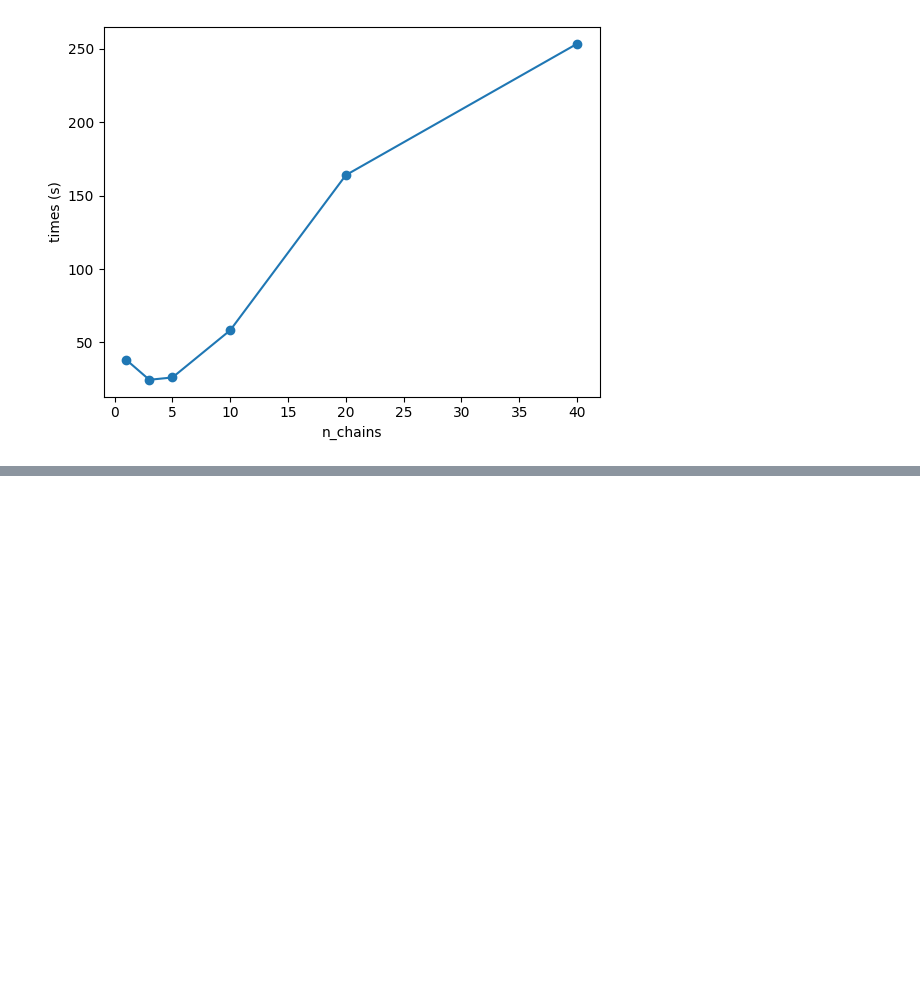
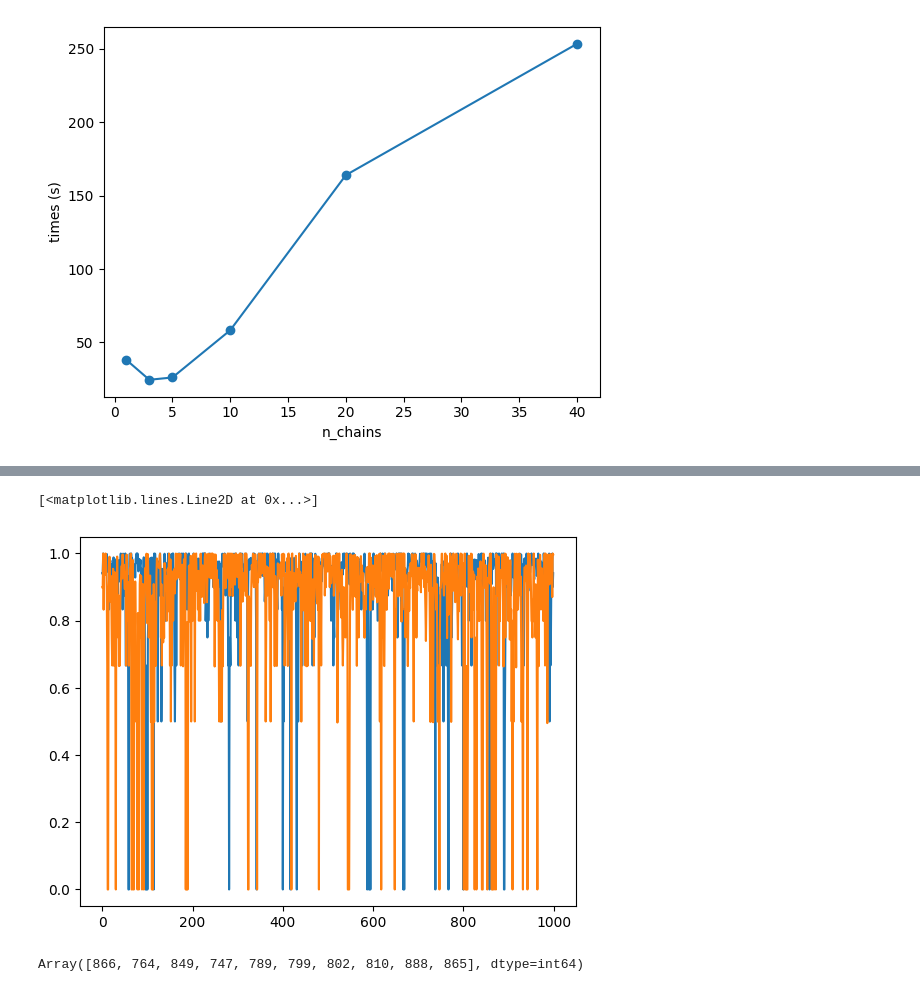
Before and after one commit to LSSTDESC/BPD, a Jupyter notebook: notebooks/fit-single-blackjax-vmap.ipynb, the cells around one changed output, grey strips where cells are left out. Cells and saved outputs as stored; diff of their text form; code cells hidden in the pictures; blank space fills up the shorter version.

```diff
--- a/notebooks/fit-single-blackjax-vmap.ipynb
+++ b/notebooks/fit-single-blackjax-vmap.ipynb
@@ -638,0 +670,3 @@ Text(0, 0.5, 'times (s)')
+# %%
+init_positions = {p:q*jnp.ones((N_CHAINS,)) for p,q in TRUE_PARAMS_GPU.items()}
+init_positions['f'].devices()
@@ -638,0 +723,10 @@ Text(0, 0.5, 'times (s)')
+# %%
+plt.plot(infos.acceptance_rate[:, 0])
+plt.plot(infos.acceptance_rate[:, 5])
+# %% [output]
+[<matplotlib.lines.Line2D at 0x...>]
+[figure, added]
+# %%
+infos.is_divergent.sum(axis=0)
+# %% [output]
+Array([866, 764, 849, 747, 789, 799, 802, 810, 888, 865], dtype=int64)
```
Also changed, not shown: parts of 64 cells of this notebook.
